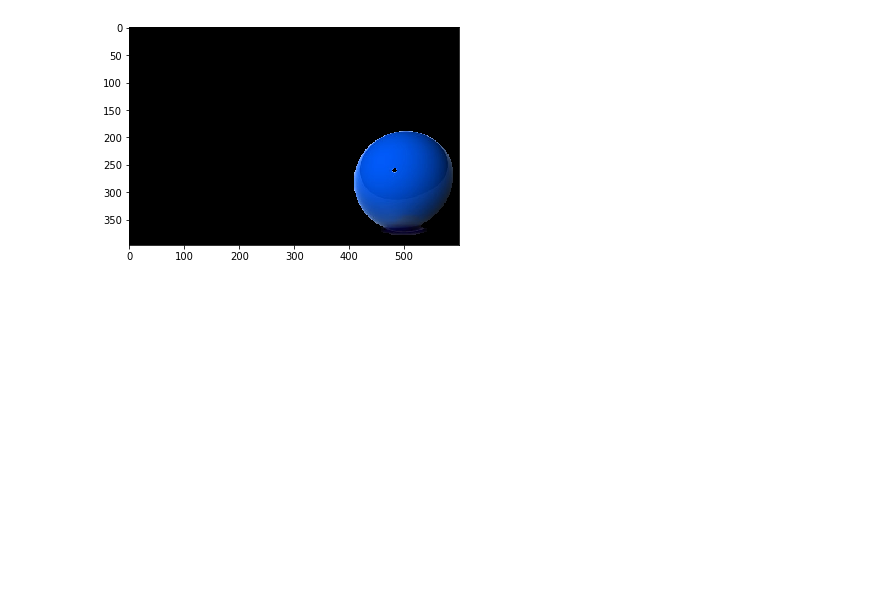
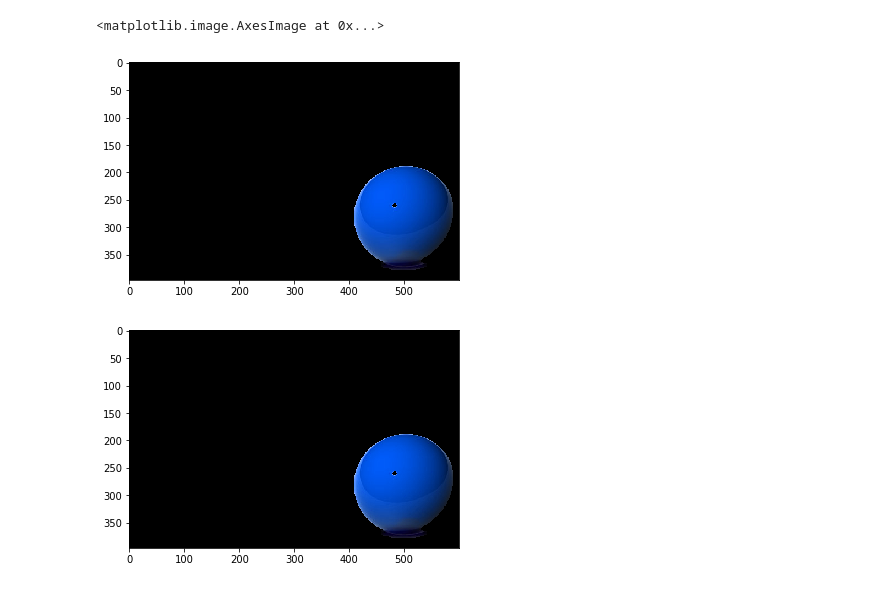
Before and after one commit to Kushal-Ajay-Shah/SRA_Practice_Assignment, a Jupyter notebook: Masking.ipynb, the cells around one changed output. Cells and saved outputs as stored; diff of their text form; code cells hidden in the pictures; blank space fills up the shorter version.

```diff
--- a/Masking.ipynb
+++ b/Masking.ipynb
@@ -6,7 +6,7 @@ import cv2
 import numpy as np
 import matplotlib.pyplot as plt
 # %%
-image = cv2.imread('mask.jpg')
+image = cv2.imread('./assets/mask.jpg')
 hsv_image = cv2.cvtColor(image, cv2.COLOR_BGR2HSV)
 # %%
 # Defining range in hsv terms
@@ -19,6 +19,21 @@ res = cv2.bitwise_and(image,image, mask= mask)
 res = cv2.cvtColor(res, cv2.COLOR_BGR2RGB)
 res = Image.fromarray(res.astype("uint8"))
 plt.imshow(res)
-res.save("res.png")
 # %% [output]
+<matplotlib.image.AxesImage at 0x...>
 [figure]
+# %%
+img = np.array(hsv_image)
+mask = np.zeros_like(hsv_image)
+for h in range(img.shape[0]):
+    for w in range(img.shape[1]):
+        if (img[h][w][0] >= lower_blue[0] and img[h][w][0] <= upper_blue[0] and img[h][w][1] >= lower_blue[1]  and img[h][w][2] >= lower_blue[2]  ):
+            mask[h][w] = img[h][w]
+
+
+blue_detected = cv2.cvtColor(mask,cv2.COLOR_HSV2RGB)
+blue_detected = Image.fromarray(blue_detected.astype("uint8"))
+plt.imshow(blue_detected)
+blue_detected.save('./outputs/blue_detected.jpg')
+# %% [output]
+[figure, added]
```
Also changed, not shown: 28 other files.
